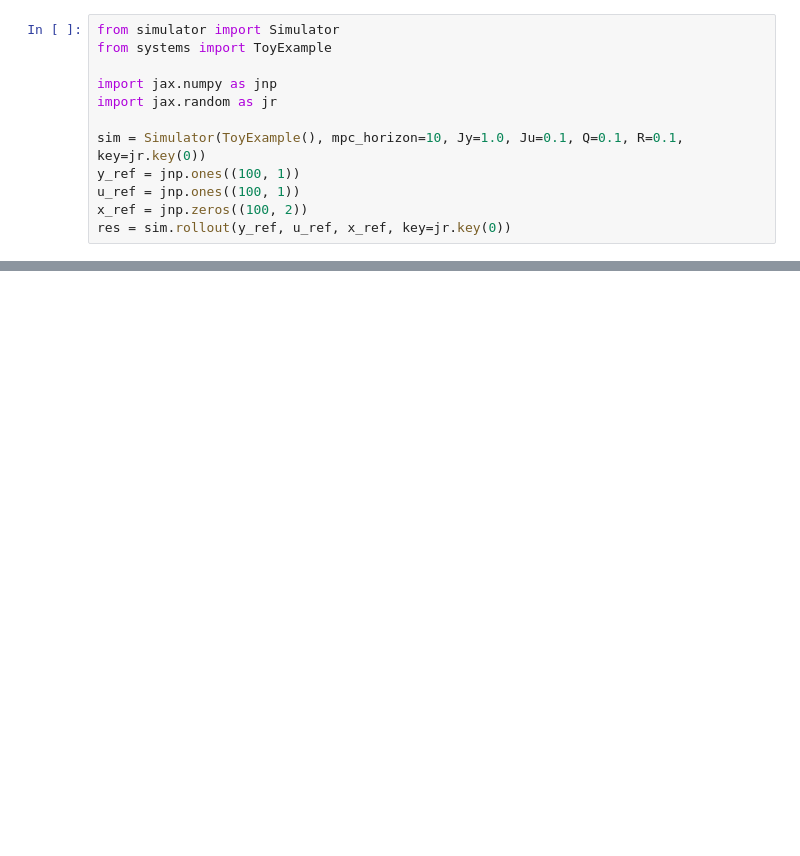
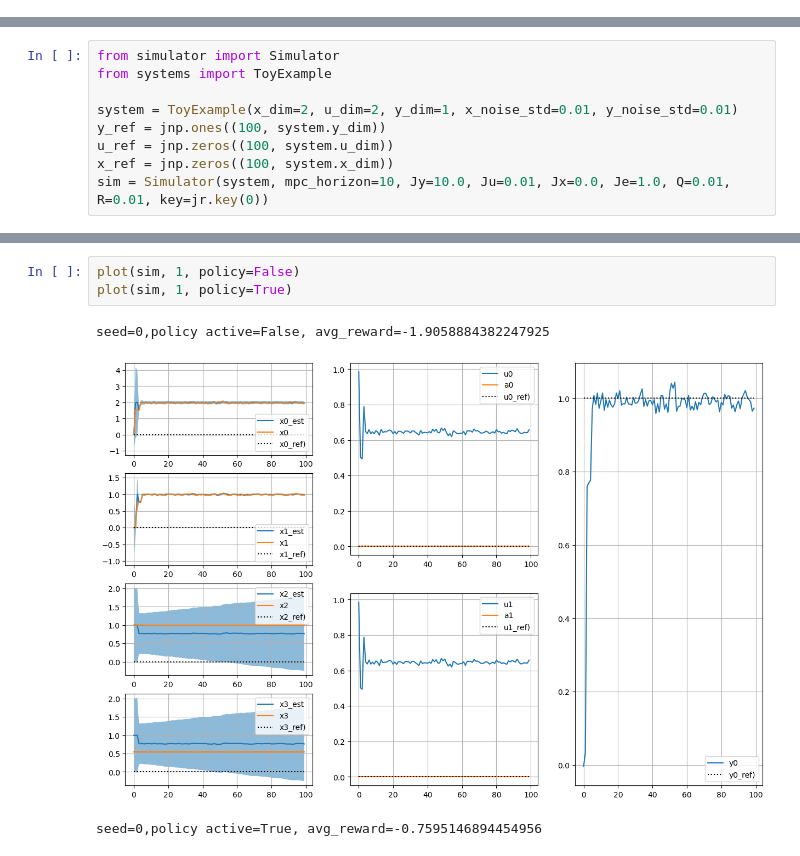
Before and after one commit to davidesartor/FIERL, a Jupyter notebook: fierl2/pad.ipynb, the cells around one changed output, grey strips where cells are left out. Cells and saved outputs as stored; diff of their text form; blank space fills up the shorter version.

```diff
--- a/fierl2/pad.ipynb
+++ b/fierl2/pad.ipynb
@@ -19,12 +12,0 @@ env: CUDA_VISIBLE_DEVICES=-1
-# %%
-from simulator import Simulator
-from systems import ToyExample
-
-import jax.numpy as jnp
-import jax.random as jr
-
-sim = Simulator(ToyExample(), mpc_horizon=10, Jy=1.0, Ju=0.1, Q=0.1, R=0.1, key=jr.key(0))
-y_ref = jnp.ones((100, 1))
-u_ref = jnp.ones((100, 1))
-x_ref = jnp.zeros((100, 2))
-res = sim.rollout(y_ref, u_ref, x_ref, key=jr.key(0))
@@ -35 +13,10 @@ Array(3591.5618, dtype=float32)
+# %%
+from simulator import Simulator
+from systems import ToyExample
+
+system = ToyExample(x_dim=2, u_dim=2, y_dim=1, x_noise_std=0.01, y_noise_std=0.01)
+y_ref = jnp.ones((100, system.y_dim))
+u_ref = jnp.zeros((100, system.u_dim))
+x_ref = jnp.zeros((100, system.x_dim))
+sim = Simulator(system, mpc_horizon=10, Jy=10.0, Ju=0.01, Jx=0.0, Je=1.0, Q=0.01, R=0.01, key=jr.key(0))
 # %%
@@ -60,0 +51,7 @@ for i in range(res.y.shape[-1]):
+# %%
+plot(sim, 1, policy=False)
+plot(sim, 1, policy=True)
+# %% [output]
+seed=0,policy active=False, avg_reward=-1.9058884382247925
+[figure, added]
+seed=0,policy active=True, avg_reward=-0.7595146894454956
```
Also changed, not shown: parts of 7 cells of this notebook, 3 other files.
